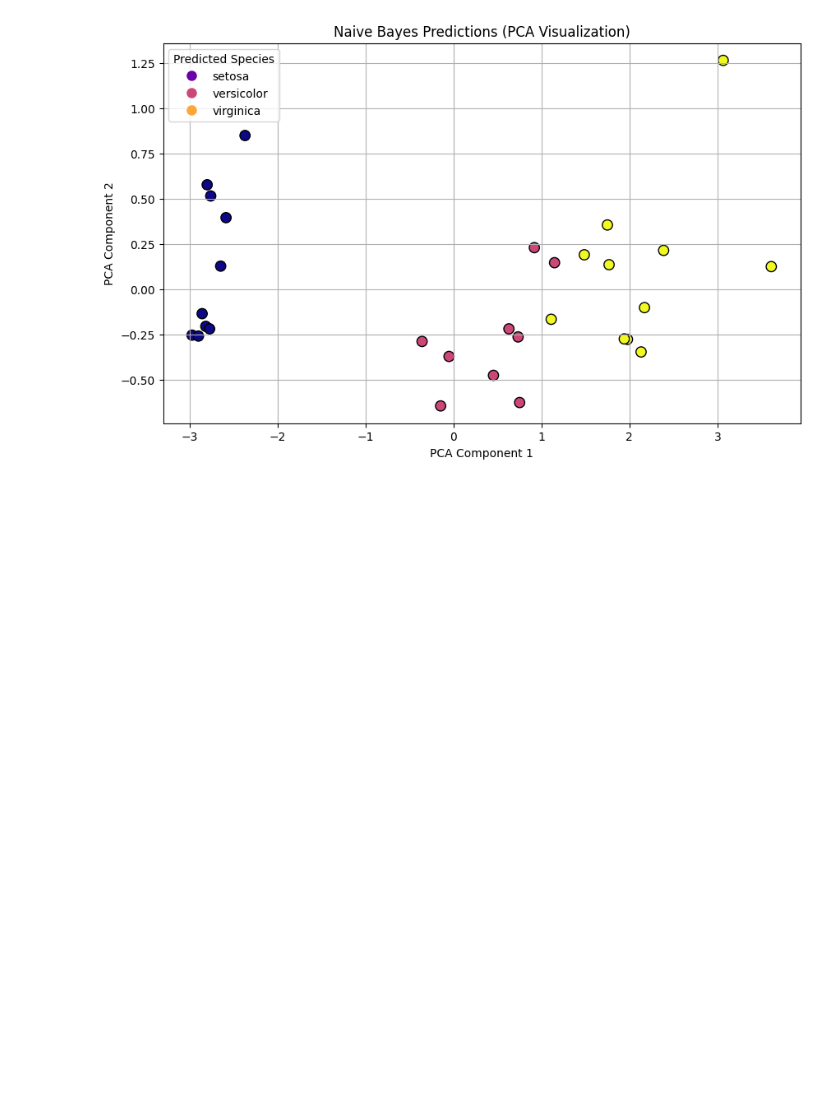
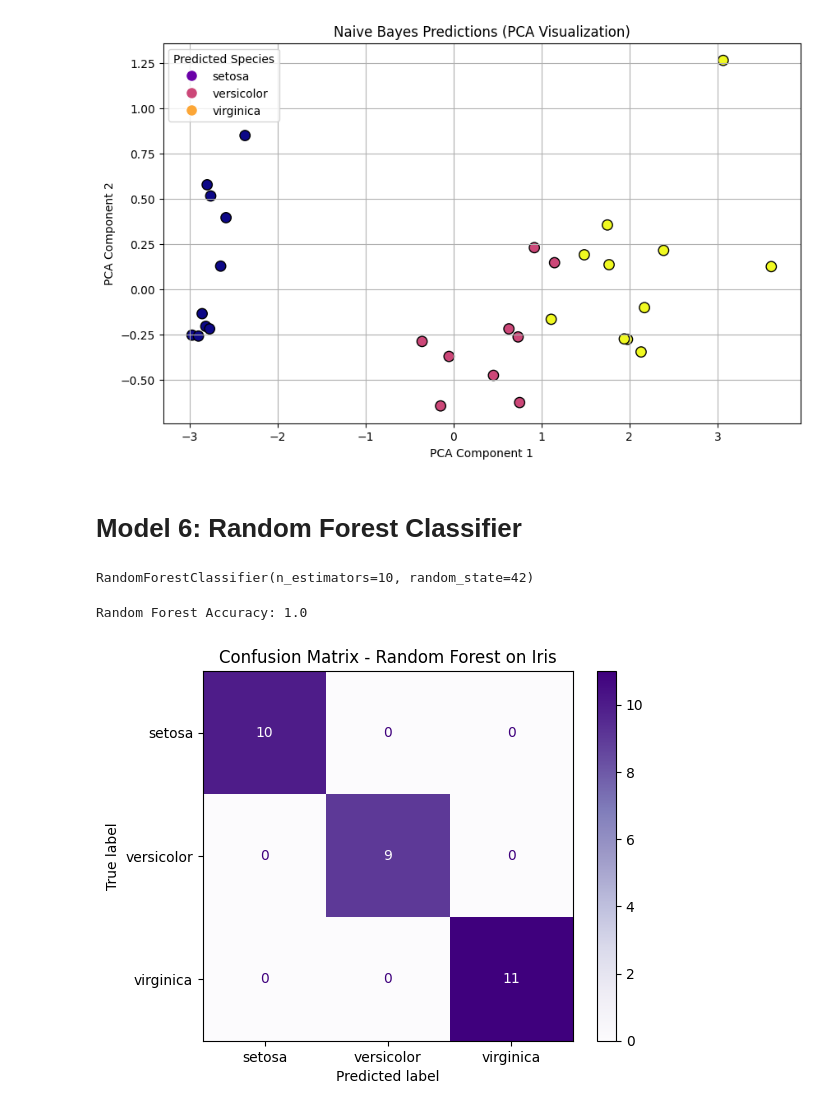
Before and after one commit to Aayushsah6969/Data, a Jupyter notebook: IRIS/notebooks/iris_analysis.ipynb, the cells around one changed output. Saved outputs shown, nothing was run; the diff lists cells and outputs as text; code cells hidden in the pictures; blank space fills up the shorter version.

Commit message:
model-6 random forest

```diff
--- a/IRIS/notebooks/iris_analysis.ipynb
+++ b/IRIS/notebooks/iris_analysis.ipynb
@@ -511,3 +511,37 @@ plt.savefig('../outputs/naive_bayes_pca_plot.png')
 plt.show()
 # %% [output]
 [figure]
+# %% [markdown]
+# Model 6: Random Forest Classifier
+# %%
+from sklearn.ensemble import RandomForestClassifier
+
+# Create the model
+rf_model = RandomForestClassifier(n_estimators=10, random_state=42)
+
+# Train it
+rf_model.fit(X_train, y_train)
+# %% [output]
+RandomForestClassifier(n_estimators=10, random_state=42)
+# %%
+y_pred_rf = rf_model.predict(X_test)
+# %%
+from sklearn.metrics import accuracy_score
+
+accuracy = accuracy_score(y_test, y_pred_rf)
+print("Random Forest Accuracy:", round(accuracy, 2))
+
+# Save accuracy
+with open('../outputs/rf_accuracy.txt', 'w') as f:
+    f.write(f"Random Forest Accuracy: {accuracy:.2f}")
+# %% [output]
+Random Forest Accuracy: 1.0
+# %%
+cm = confusion_matrix(y_test, y_pred_rf)
+disp = ConfusionMatrixDisplay(confusion_matrix=cm, display_labels=rf_model.classes_)
+disp.plot(cmap=plt.cm.Purples)
+plt.title("Confusion Matrix - Random Forest on Iris")
+plt.savefig('../outputs/rf_confusion_matrix.png')
+plt.show()
+# %% [output]
+[figure, added]
```
Also changed, not shown: parts of 3 cells of this notebook, 5 other files.
